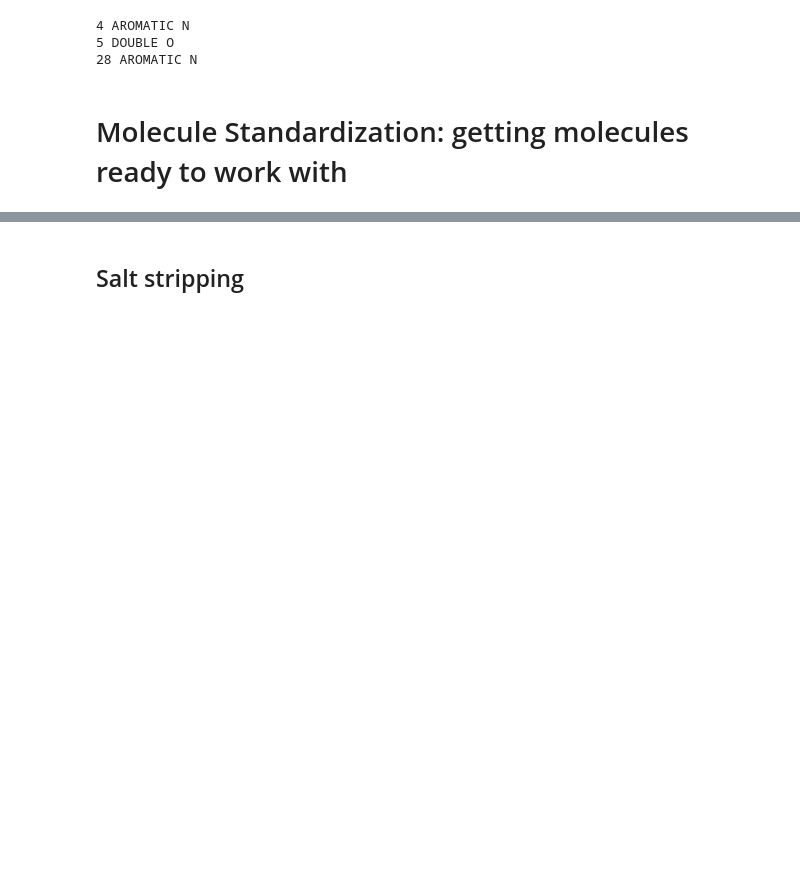
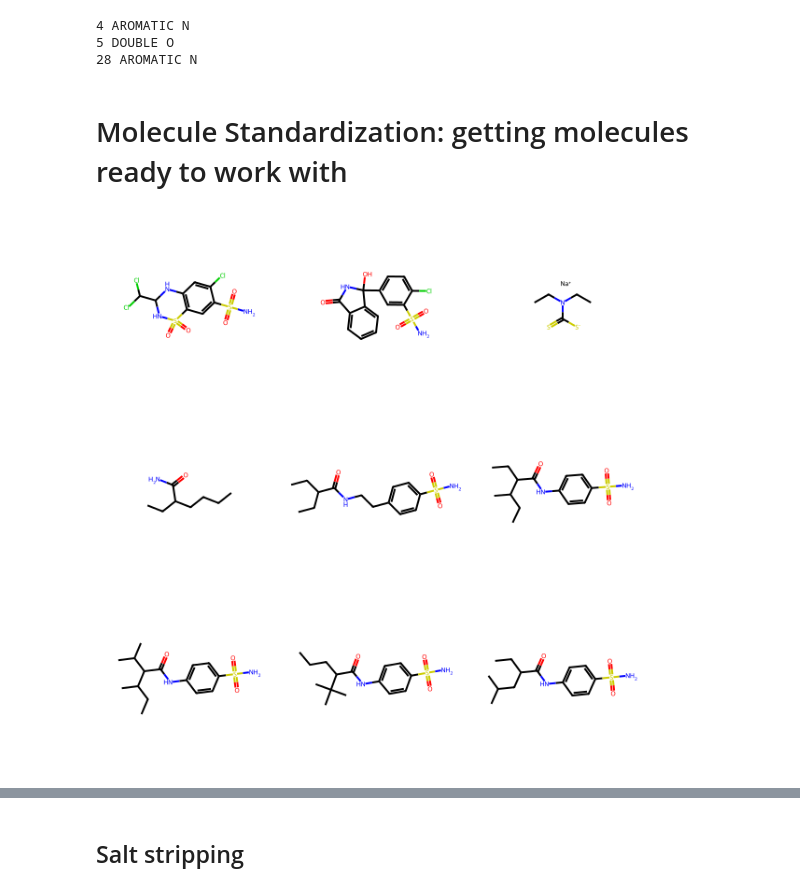
Before and after one commit to greglandrum/aisem23, a Jupyter notebook: Chemical_Data_Science/Intro to Chemical Data Science.ipynb, the cells around one changed output, grey strips where cells are left out. Drawn from its saved outputs; the diff is of its cells as text; code cells hidden in the pictures; blank space fills up the shorter version.

```diff
--- a/Chemical_Data_Science/Intro to Chemical Data Science.ipynb
+++ b/Chemical_Data_Science/Intro to Chemical Data Science.ipynb
@@ -715,3 +715,10 @@ for bond in atom.GetBonds():
 28 AROMATIC N
 # %% [markdown]
 # Molecule Standardization: getting molecules ready to work with
+# %%
+from rdkit.Chem import PandasTools
+df = pd.read_csv('./data/Ki_data/target_CHEMBL261.csv.gz')
+ms = [Chem.MolFromSmiles(x) for x in df.canonical_smiles]
+Draw.MolsToGridImage(ms[:9])
+# %% [output]
+[figure, added]
```
Also changed, not shown: parts of 11 cells of this notebook, 3 other files.
